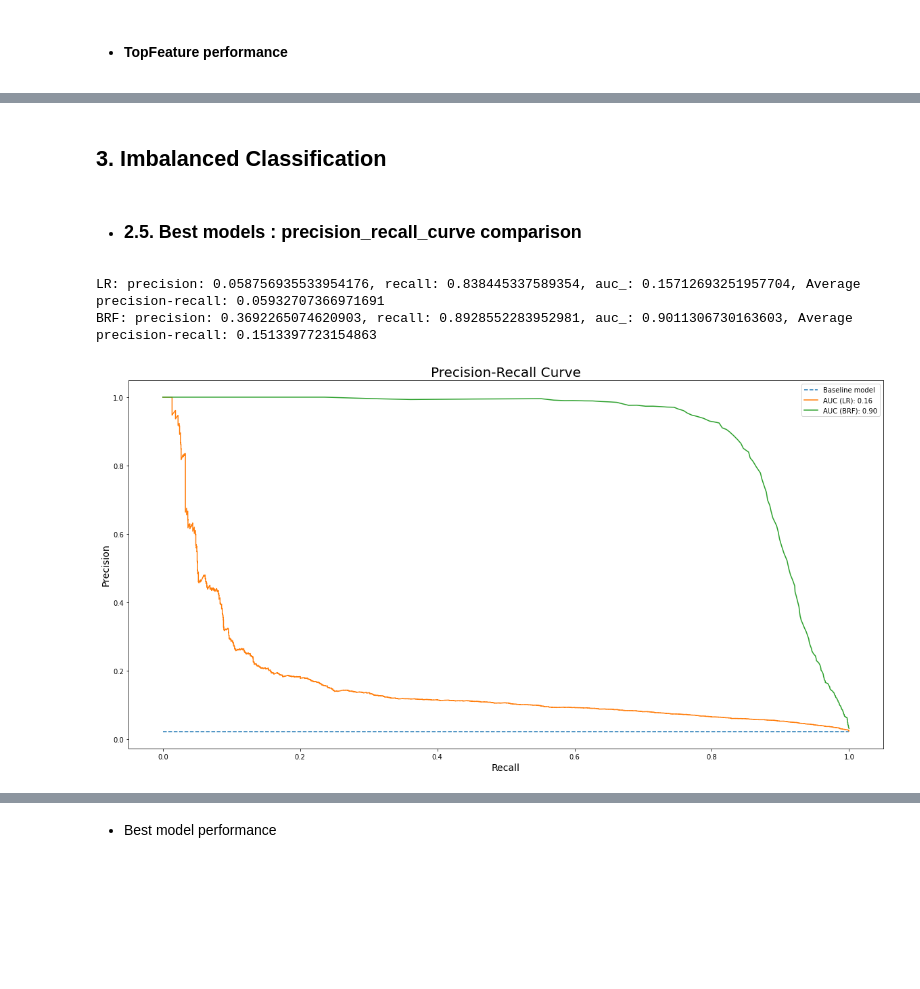
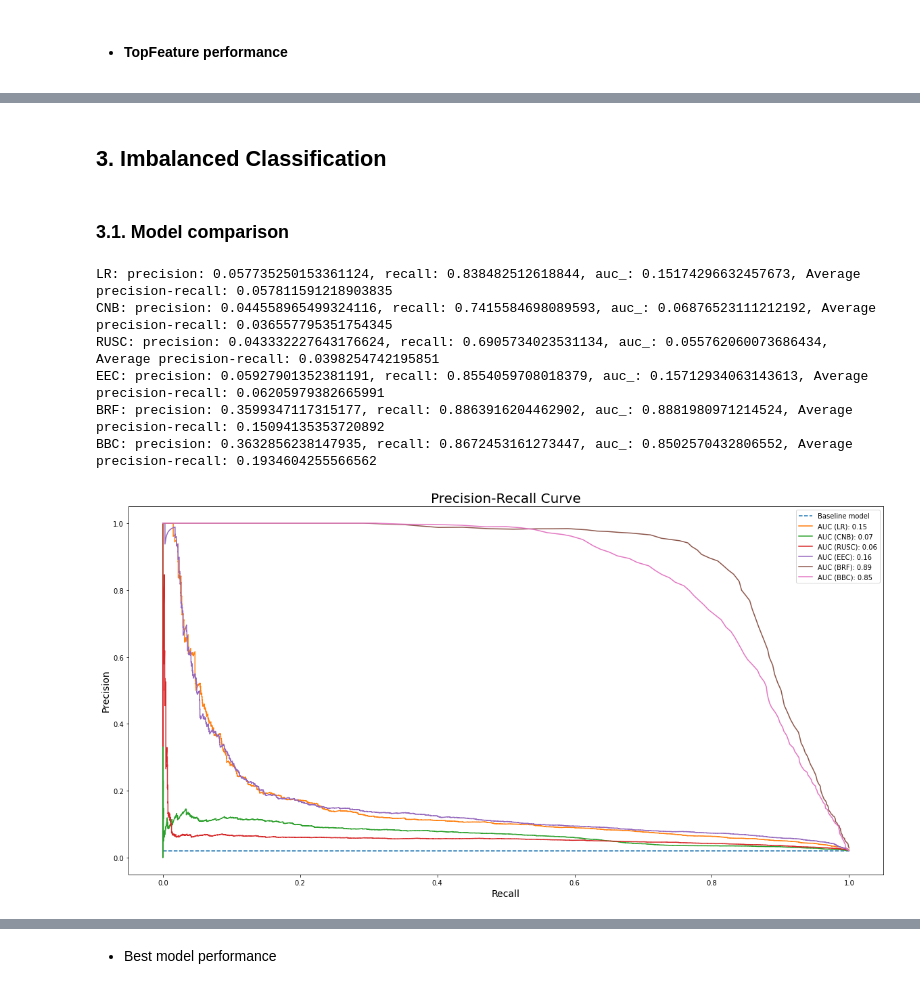
Before and after one commit to DataPro-M/Hospital-CodeBlue-prediction, a Jupyter notebook: MET_prediction.ipynb, the cells around one changed output, grey strips where cells are left out. Cells and saved outputs as stored; diff of their text form; code cells hidden in the pictures; blank space fills up the shorter version.

```diff
--- a/MET_prediction.ipynb
+++ b/MET_prediction.ipynb
@@ -501,7 +491,7 @@ Dimensions of the final dataset: (768211, 76)
 # %% [markdown]
 * __Splitting Data__
 # %%
-df_train, df_test = train_test_split(df_met,  stratify = df[target],
+df_train, df_test = train_test_split(df_met,  stratify = df_met[target],
                                      test_size = 0.3,
                                      random_state = 42)
 # Train and test split
@@ -704,7 +656,9 @@ Enc = ColumnTransformer(transformers=[('cat', MEstimateEncoder(randomized=True),
 # %% [markdown]
+<a class="anchor" id="heading--III"></a>
 ## 3. Imbalanced Classification
 # %% [markdown]
-*  ### 2.5. __Best models__ : precision_recall_curve comparison
+<a class="anchor" id="heading--3-I"></a>
+### 3.1. __Model comparison__
 # %%
 from imblearn.ensemble import RUSBoostClassifier
 from sklearn.preprocessing import PolynomialFeatures
@@ -742,49 +692,15 @@ def get_models():
 
 
     return models, names
-# %%
-from sklearn.metrics import auc, precision_recall_curve
-from sklearn.metrics import average_precision_score
-
-# evaluate a model
-def PRC_model(X_tr, y_tr, X_tst, y_tst,  model):
-    # define evaluation procedure
-    model.fit(X_tr, y_tr)
-    probs = model.predict_proba(X_tst)[:, 1]
-
-    precision, recall, _ = precision_recall_curve(y_tst, probs)
-    auc_ = auc(recall, precision)
-
-    prediction = model.predict(X_tst)
-    average_precision = average_precision_score(y_tst, prediction)
-
-    return precision, recall, auc_, average_precision
-
-def PRC_models(models, names, results):
-    baseline_model = sum(y_test == 1) / len(y_test)
-
-    plt.figure(figsize=(20, 10))
-    plt.plot([0, 1], [baseline_model, baseline_model], linestyle='--', label='Baseline model')
-
-    # evaluate each model
-    for i in range(len(models)):
-        # evaluate the model and store results
-        precision, recall, auc_, average_precision = PRC_model(X_train, y_train, X_test, y_test, models[i])
-        plt.plot(recall, precision, label='AUC ({}): {:.2f}'.format(names[i], auc_))
-        print('{}: precision: {}, recall: {}, auc_: {}, Average precision-recall: {}'.format(names[i],np.mean(precision),np.mean(recall), auc_, average_precision))
-
-
-    # plot the results
-    plt.title('Precision-Recall Curve', size=20)
-    plt.xlabel('Recall', size=14)
-    plt.ylabel('Precision', size=14)
-    plt.legend();
-    plt.show()
 # %%
 models, names = get_models()
 results = list()
-PRC_models(models, names, results)
+PRC_models(models, names, results,X_train, y_train, X_test, y_test)
 # %% [output]
-LR: precision: 0.058756935533954176, recall: 0.838445337589354, auc_: 0.15712693251957704, Average precision-recall: 0.05932707366971691
-BRF: precision: 0.3692265074620903, recall: 0.8928552283952981, auc_: 0.9011306730163603, Average precision-recall: 0.1513397723154863
+LR: precision: 0.057735250153361124, recall: 0.838482512618844, auc_: 0.15174296632457673, Average precision-recall: 0.057811591218903835
+CNB: precision: 0.044558965499324116, recall: 0.7415584698089593, auc_: 0.06876523111212192, Average precision-recall: 0.036557795351754345
+RUSC: precision: 0.043332227643176624, recall: 0.6905734023531134, auc_: 0.055762060073686434, Average precision-recall: 0.0398254742195851
+EEC: precision: 0.05927901352381191, recall: 0.8554059708018379, auc_: 0.15712934063143613, Average precision-recall: 0.06205979382665991
+BRF: precision: 0.3599347117315177, recall: 0.8863916204462902, auc_: 0.8881980971214524, Average precision-recall: 0.15094135353720892
+BBC: precision: 0.3632856238147935, recall: 0.8672453161273447, auc_: 0.8502570432806552, Average precision-recall: 0.1934604255566562
-[figure, old version]
+[figure, new version]
```
Also changed, not shown: parts of 44 cells of this notebook, 3 other files.
